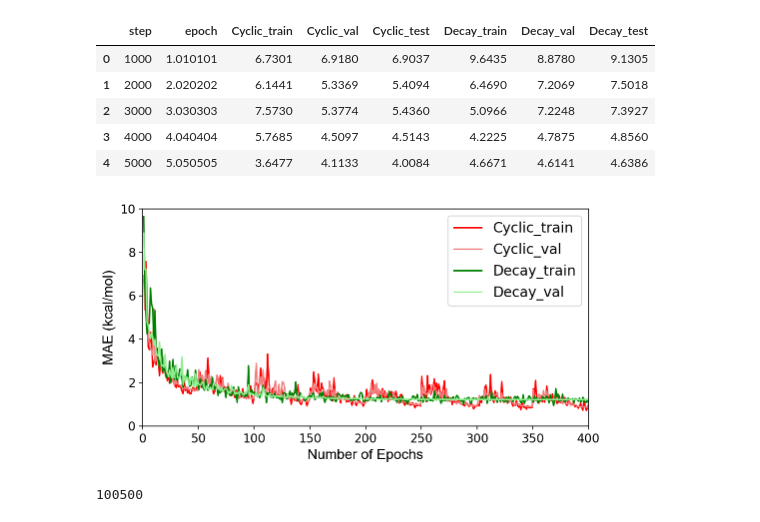
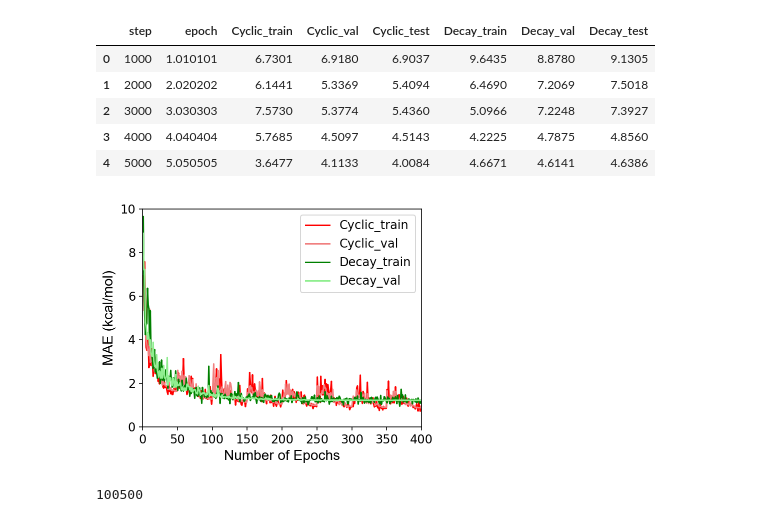
Before and after one commit to jenniening/DTNN_7ib, a Jupyter notebook: notebooks/Hyper_parameter.ipynb, the cells around one changed output. Saved outputs shown, nothing was run; the diff lists cells and outputs as text; code cells hidden in the pictures.

```diff
--- a/notebooks/Hyper_parameter.ipynb
+++ b/notebooks/Hyper_parameter.ipynb
@@ -173,22 +173,22 @@ y_val = df["Cyclic_val"]
 y_train_1 = df["Decay_train"]
 y_val_1 = df["Decay_val"]
 # %%
-fig,ax0 = plt.subplots(figsize = [8,4])
+fig,ax0 = plt.subplots(figsize = [5,4])
 
 plt.plot(x, y_train, color = "red",label = "Cyclic_train")
 plt.plot(x, y_val, color = "lightcoral", label = "Cyclic_val")
 plt.plot(x, y_train_1, color = "green",label = "Decay_train")
 plt.plot(x, y_val_1, color = "lightgreen",label = "Decay_val")
 plt.xlim(0,400);
 plt.ylim(0,10);
 ax0.set_xlabel("Number of Epochs", size = 14,fontname="Arial")
 ax0.set_ylabel("MAE (kcal/mol)", size = 14,fontname="Arial")
 plt.yticks(fontsize = 12)
 plt.xticks(fontsize = 12)
-ax0.legend(loc = "upper right", fontsize = 14);
-#plt.savefig("parm_7_learningcurve_mae.pdf",dpi = 300);
+ax0.legend(loc = "upper right", fontsize = 12);
+plt.savefig("parm_7_learningcurve_mae_resize.pdf",dpi = 300);
 # %% [output]
-[figure, old version]
+[figure, new version]
 # %%
 99000 +1500
 # %% [output]
```
Also changed, not shown: 9 other files.
